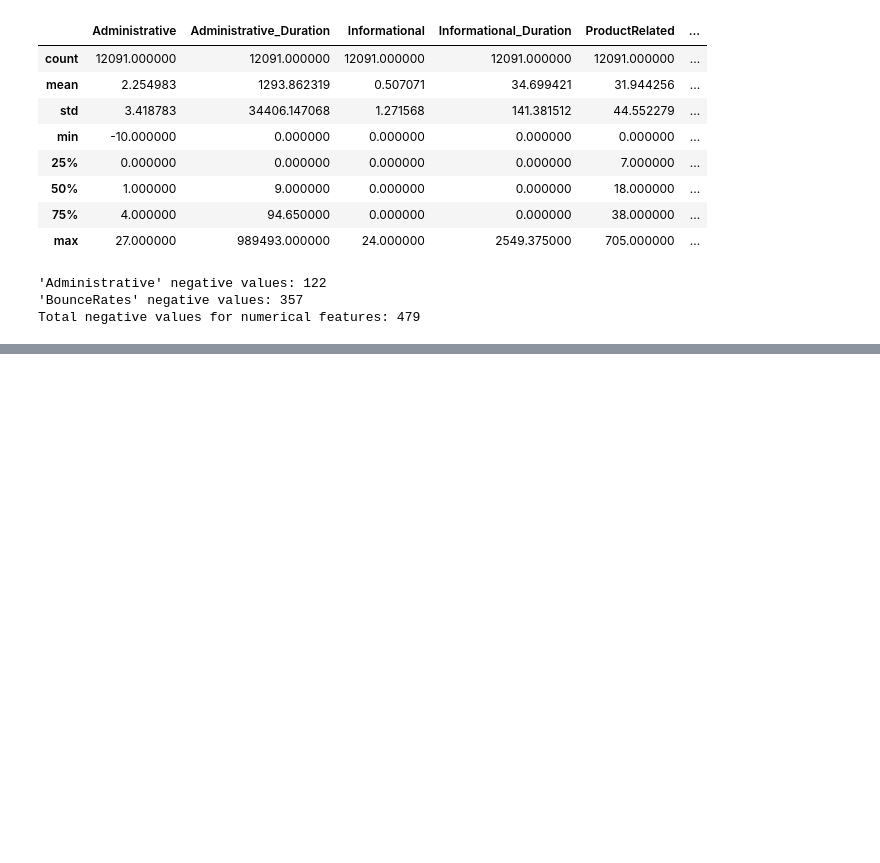
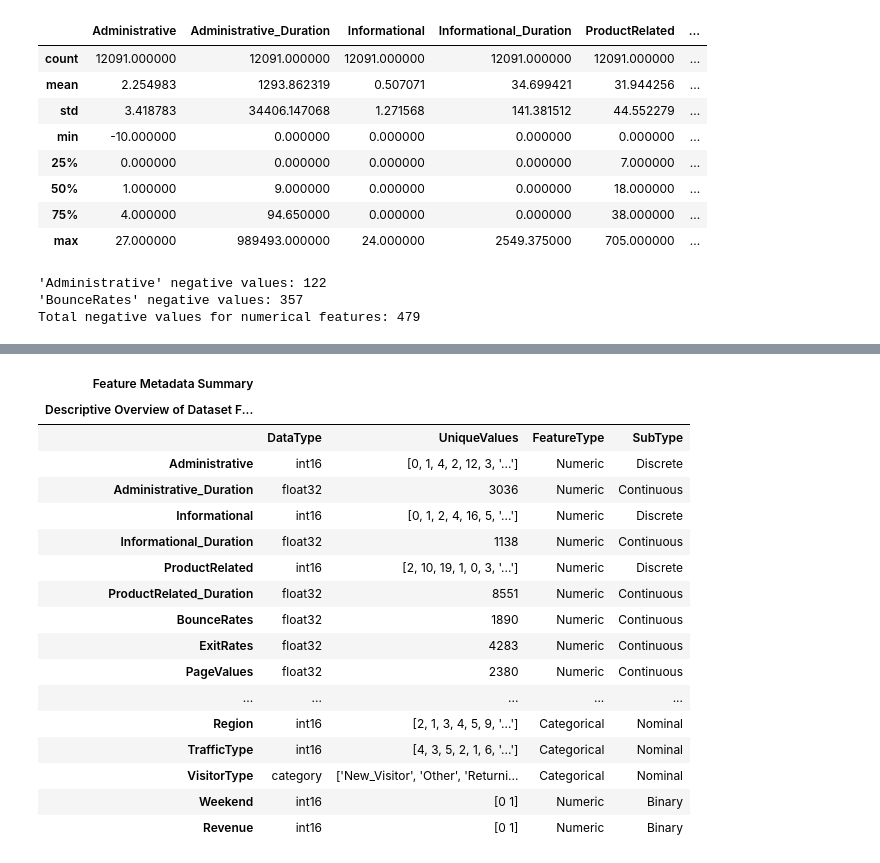
Before and after one commit to FutureGoose/ecommerce_purchase_prediction, a Jupyter notebook: gustaf_boden_ml_projekt.ipynb, the cells around one changed output, grey strips where cells are left out. Cells and saved outputs as stored; diff of their text form; code cells hidden in the pictures; blank space fills up the shorter version.

```diff
--- a/gustaf_boden_ml_projekt.ipynb
+++ b/gustaf_boden_ml_projekt.ipynb
@@ -280,0 +336,100 @@ dtype: int64
+# %%
+from great_tables import GT, md, html
+
+# Feature Classification and Metadata Summary
+def create_feature_lists(data, custom_features=None):
+    '''Generate lists of features based on their types and metadata'''
+
+    NUM_FEAT = [feature for feature in data.select_dtypes(include=np.number).columns]
+    CONT_FEAT = [feature for feature in NUM_FEAT if data[feature].dtype in ['float64', 'float32', 'float16'] and len(data[feature].unique()) >= 25]
+    DISC_FEAT = [feature for feature in NUM_FEAT if data[feature].dtype in ['int64', 'int32', 'int16', 'int8']]
+    CAT_FEAT = [feature for feature in data.columns if data[feature].dtype in ['object', 'category', 'bool']
+            and len(data[feature].unique()) < 13] + [feature for feature in NUM_FEAT if data[feature].dtype in ['float64', 'float32', 'float16'] and len(data[feature].unique()) < 25]
+    BINARY_FEAT = [feature for feature in CAT_FEAT if len(data[feature].unique()) == 2] + \
+              [feature for feature in NUM_FEAT if len(data[feature].unique()) == 2]
+
+    return NUM_FEAT, CONT_FEAT, DISC_FEAT, CAT_FEAT, BINARY_FEAT, custom_features
+
+# Custom features dictionary
+custom_features = {
+    'Administrative': {'FeatureType': 'Numeric', 'SubType': 'Discrete'},
+    'SpecialDay': {'FeatureType': 'Categorical', 'SubType': 'Ordinal'},
+    'Month': {'FeatureType': 'Categorical', 'SubType': 'Ordinal'},
+    'Browser': {'FeatureType': 'Categorical', 'SubType': 'Nominal'},
+    'OperatingSystems': {'FeatureType': 'Categorical', 'SubType': 'Nominal'},
+    'Region': {'FeatureType': 'Categorical', 'SubType': 'Nominal'},
+    'TrafficType': {'FeatureType': 'Categorical', 'SubType': 'Nominal'},
+    'Region': {'FeatureType': 'Categorical', 'SubType': 'Nominal'},
+    'VisitorType': {'FeatureType': 'Categorical', 'SubType': 'Nominal'}
+}
+
+# Run Create Feature List Function
+num_feat, cont_feat, disc_feat, cat_feat, binary_feat, custom_features = create_feature_lists(df, custom_features)
+
+# Creating a dataframe to store the feature metadata
+feature_df = pd.DataFrame(index=df.columns,
+                          columns=['Feature', 'DataType', 'UniqueValues', 'FeatureType', 'SubType'])
+
+# Overview of unique values and feature type
+for col in df.columns:
+    feature_df.loc[col, 'Feature'] = col
+    feature_df.loc[col, 'DataType'] = df[col].dtype
+
+    if isinstance(df[col].dtype, pd.CategoricalDtype):
+        unique_values = df[col].cat.categories.tolist()[:6] + ['...']
+    else:
+        unique_values = df[col].unique()
+        if len(unique_values) > 6:
+            unique_values = unique_values[:6].tolist() + ['...']
+
+    if col in cont_feat:
+        feature_df.loc[col, 'UniqueValues'] = len(df[col].unique())
+    else:
+        feature_df.loc[col, 'UniqueValues'] = unique_values
+
+    if col in custom_features:
+        feature_df.loc[col, 'FeatureType'] = custom_features[col]['FeatureType']
+        feature_df.loc[col, 'SubType'] = custom_features[col]['SubType']
+    elif col in num_feat:
+        feature_df.loc[col, 'FeatureType'] = "Numeric"
+        if col in binary_feat:
+            feature_df.loc[col, 'SubType'] = "Binary"
+        elif col in cont_feat:
+            feature_df.loc[col, 'SubType'] = "Continuous"
+        elif col in disc_feat:
+            feature_df.loc[col, 'SubType'] = "Discrete"
+    elif col in cat_feat:
+        feature_df.loc[col, 'FeatureType'] = "Categorical"
+        if col in binary_feat:
+            feature_df.loc[col, 'SubType'] = "Binary"
+        else:
+            feature_df.loc[col, 'SubType'] = "Nominal_or_Ordinal"
+
+# Create a display table
+(
+    GT(feature_df, rowname_col="Feature")
+    .tab_header(
+        title="Feature Metadata Summary",
+        subtitle="Descriptive Overview of Dataset Features and Types"
+    )
+
+)
+# %% [output]
+| Feature Metadata Summary |  |  |  |  |
+| Descriptive Overview of Dataset F... |  |  |  |  |
+|  | DataType | UniqueValues | FeatureType | SubType |
+| Administrative | int16 | [0, 1, 4, 2, 12, 3, '...'] | Numeric | Discrete |
+| Administrative_Duration | float32 | 3036 | Numeric | Continuous |
+| Informational | int16 | [0, 1, 2, 4, 16, 5, '...'] | Numeric | Discrete |
+| Informational_Duration | float32 | 1138 | Numeric | Continuous |
+| ProductRelated | int16 | [2, 10, 19, 1, 0, 3, '...'] | Numeric | Discrete |
+| ProductRelated_Duration | float32 | 8551 | Numeric | Continuous |
+| BounceRates | float32 | 1890 | Numeric | Continuous |
+| ExitRates | float32 | 4283 | Numeric | Continuous |
+| PageValues | float32 | 2380 | Numeric | Continuous |
+| ... | ... | ... | ... | ... |
+| Region | int16 | [2, 1, 3, 4, 5, 9, '...'] | Categorical | Nominal |
+| TrafficType | int16 | [4, 3, 5, 2, 1, 6, '...'] | Categorical | Nominal |
+| VisitorType | category | ['New_Visitor', 'Other', 'Returni... | Categorical | Nominal |
+| Weekend | int16 | [0 1] | Numeric | Binary |
+| Revenue | int16 | [0 1] | Numeric | Binary |
```
Also changed, not shown: parts of 23 cells of this notebook.
